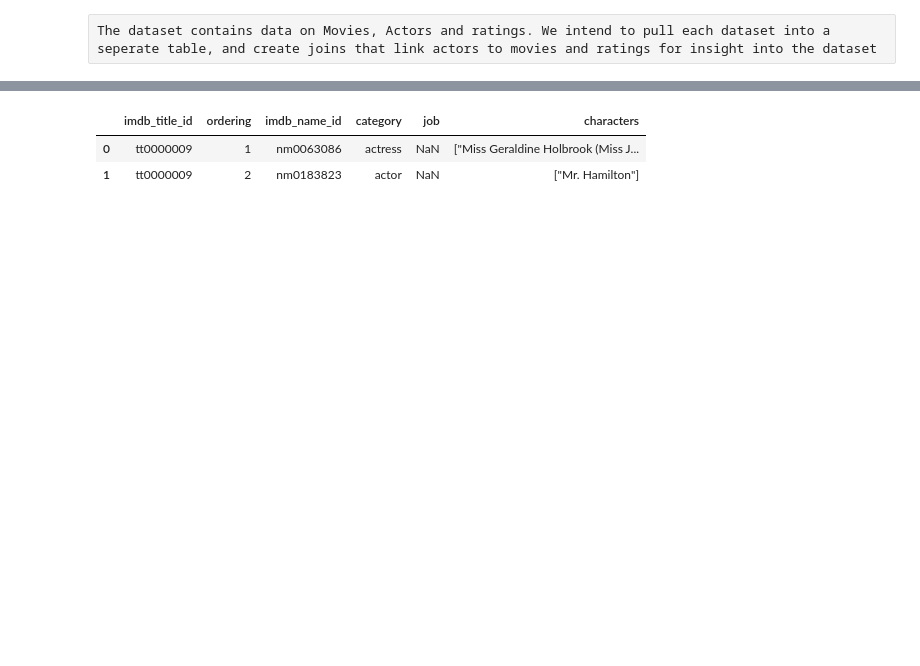
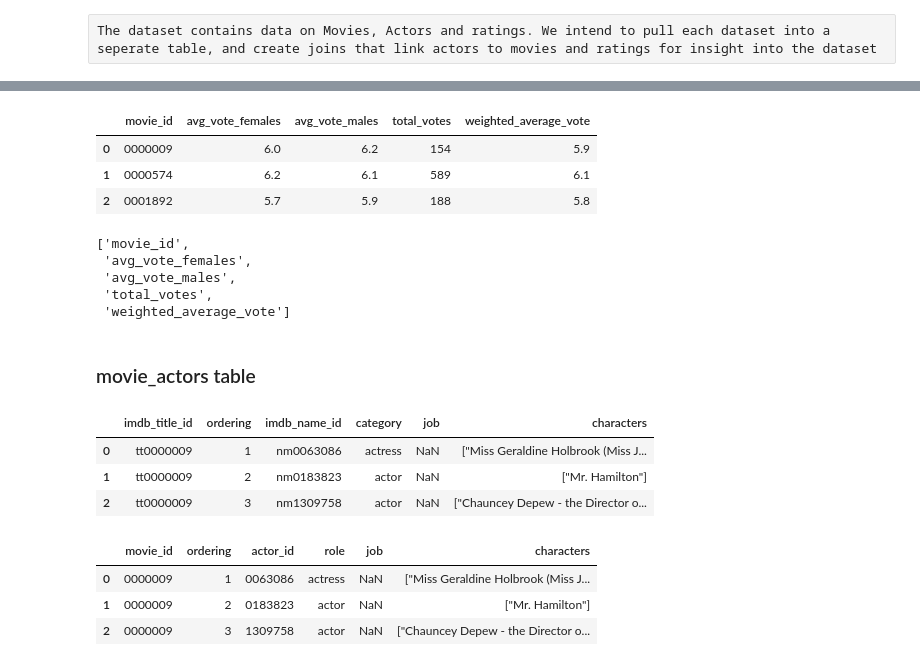
Before and after one commit to rnwokoye/etl_project, a Jupyter notebook: Untitled.ipynb, the cells around one changed output, grey strips where cells are left out. Drawn from its saved outputs; the diff is of its cells as text; code cells hidden in the pictures; blank space fills up the shorter version.

```diff
--- a/Untitled.ipynb
+++ b/Untitled.ipynb
@@ -47,8 +412,26 @@ ratings = ratings[ratings_cols]
+# %%
+ratings.head(3)
+# %% [output]
+|  | movie_id | avg_vote_females | avg_vote_males | total_votes | weighted_average_vote |
+| 0 | 0000009 | 6.0 | 6.2 | 154 | 5.9 |
+| 1 | 0000574 | 6.2 | 6.1 | 589 | 6.1 |
+| 2 | 0001892 | 5.7 | 5.9 | 188 | 5.8 |
+# %%
+list(ratings.columns)
+# %% [output]
+['movie_id',
+ 'avg_vote_females',
+ 'avg_vote_males',
+ 'total_votes',
+ 'weighted_average_vote']
+# %% [markdown]
+### movie_actors table
 # %%
-title_principalsDF = pd.read_csv(title_principals)
+movie_actor = pd.read_csv(title_principals)
-# %%
-title_principalsDF.head(2)
-# %% [output]
-|  | imdb_title_id | ordering | imdb_name_id | category | job | characters |
-| 0 | tt0000009 | 1 | nm0063086 | actress | NaN | ["Miss Geraldine Holbrook (Miss J... |
-| 1 | tt0000009 | 2 | nm0183823 | actor | NaN | ["Mr. Hamilton"] |
+# %%
+movie_actor.head(3)
+# %% [output]
+|  | imdb_title_id | ordering | imdb_name_id | category | job | characters |
+| 0 | tt0000009 | 1 | nm0063086 | actress | NaN | ["Miss Geraldine Holbrook (Miss J... |
+| 1 | tt0000009 | 2 | nm0183823 | actor | NaN | ["Mr. Hamilton"] |
+| 2 | tt0000009 | 3 | nm1309758 | actor | NaN | ["Chauncey Depew - the Director o... |
@@ -54,0 +449,7 @@ title_principalsDF.head(2)
+# %%
+movie_actor.head(3)
+# %% [output]
+|  | movie_id | ordering | actor_id | role | job | characters |
+| 0 | 0000009 | 1 | 0063086 | actress | NaN | ["Miss Geraldine Holbrook (Miss J... |
+| 1 | 0000009 | 2 | 0183823 | actor | NaN | ["Mr. Hamilton"] |
+| 2 | 0000009 | 3 | 1309758 | actor | NaN | ["Chauncey Depew - the Director o... |
```
Also changed, not shown: parts of 69 cells of this notebook, 4 other files.
